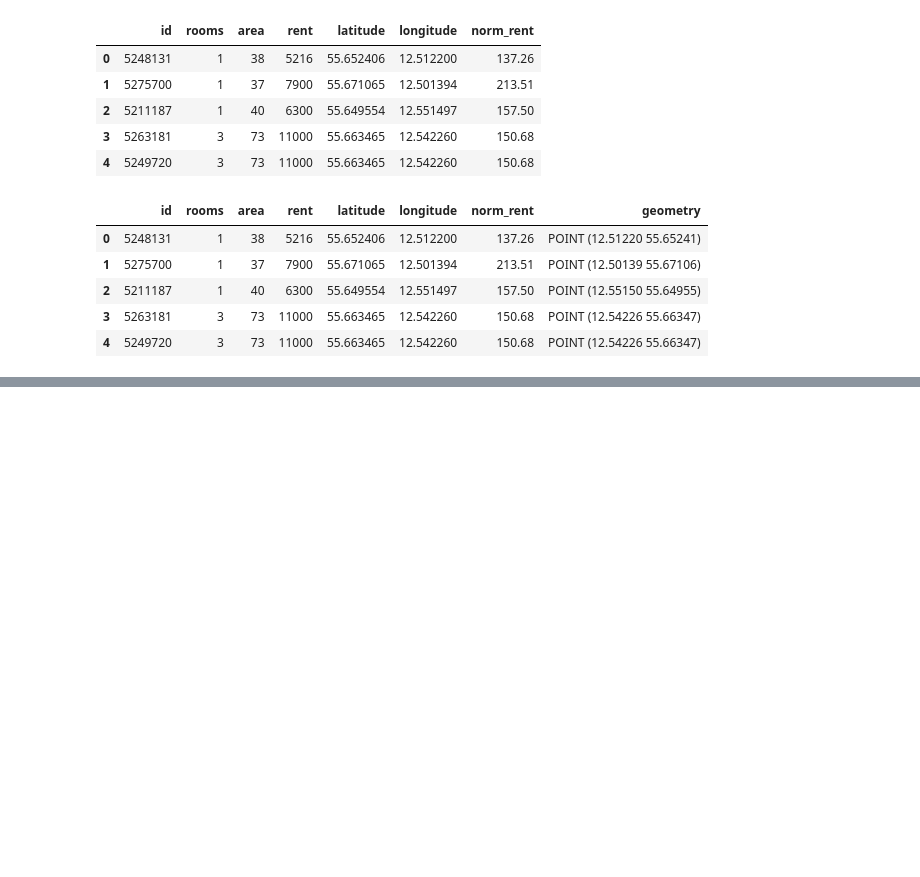
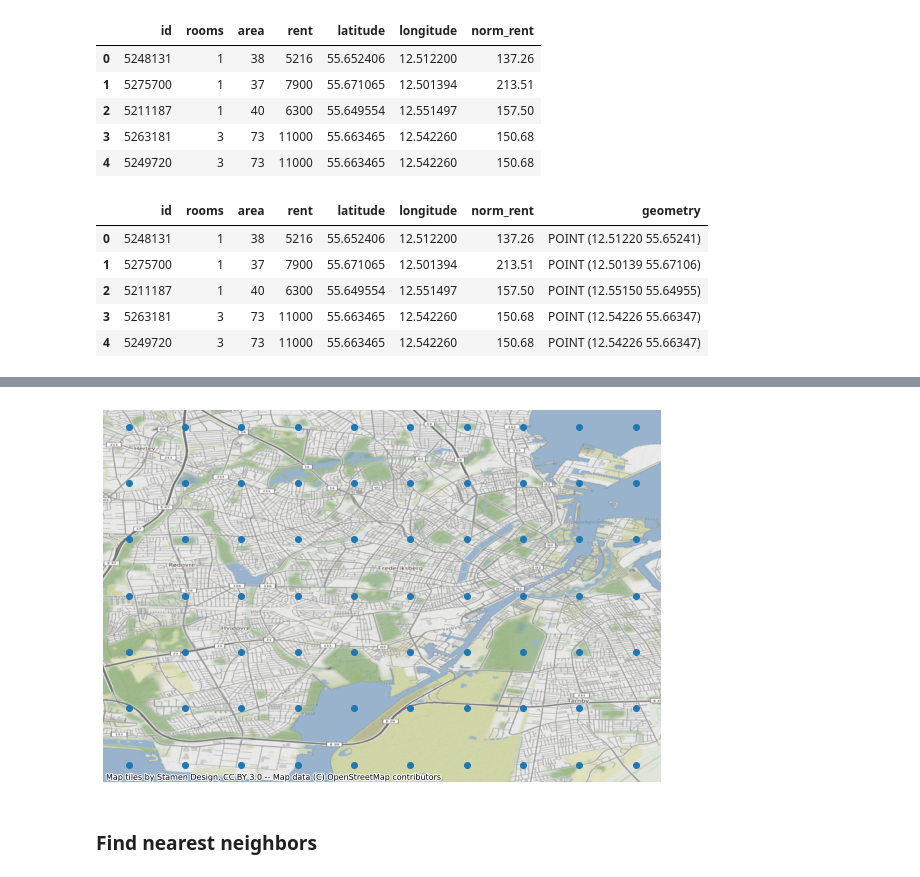
Before and after one commit to szymongalecki/Geospatial_Data_Science, a Jupyter notebook: idw_interpolation.ipynb, the cells around one changed output, grey strips where cells are left out. Drawn from its saved outputs; the diff is of its cells as text; code cells hidden in the pictures; blank space fills up the shorter version.

```diff
--- a/idw_interpolation.ipynb
+++ b/idw_interpolation.ipynb
@@ -90,0 +65,5 @@ x: 12.433844-12.642434, y: 55.606455-55.743446
+# %%
+# Set step size for grid creation based on longitude
+# n - number of points on the same latitude
+n = 10
+step = (lon_max - lon_min) / n
@@ -90,0 +91,9 @@ x: 12.433844-12.642434, y: 55.606455-55.743446
+# %%
+# Visualise grid
+ax = grid_gdf.plot(figsize=(10, 10))
+ax.set_axis_off()
+cx.add_basemap(ax, crs=gdf.crs)
+# %% [output]
+[figure, added]
+# %% [markdown]
+### Find nearest neighbors
```
Also changed, not shown: parts of 24 cells of this notebook.
